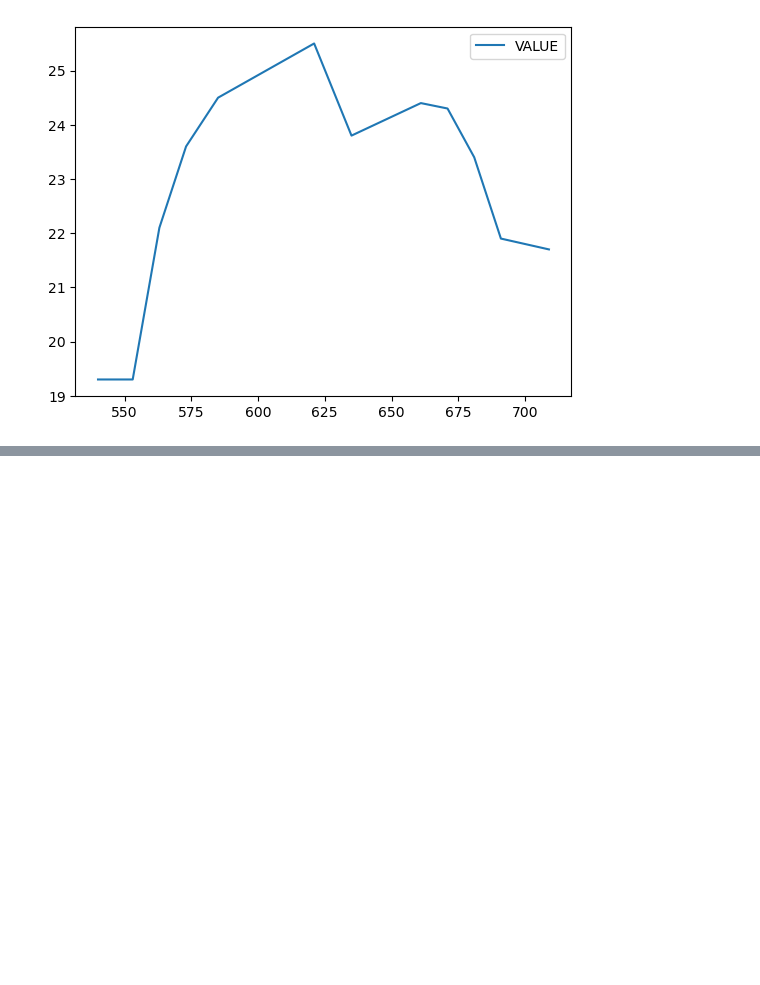
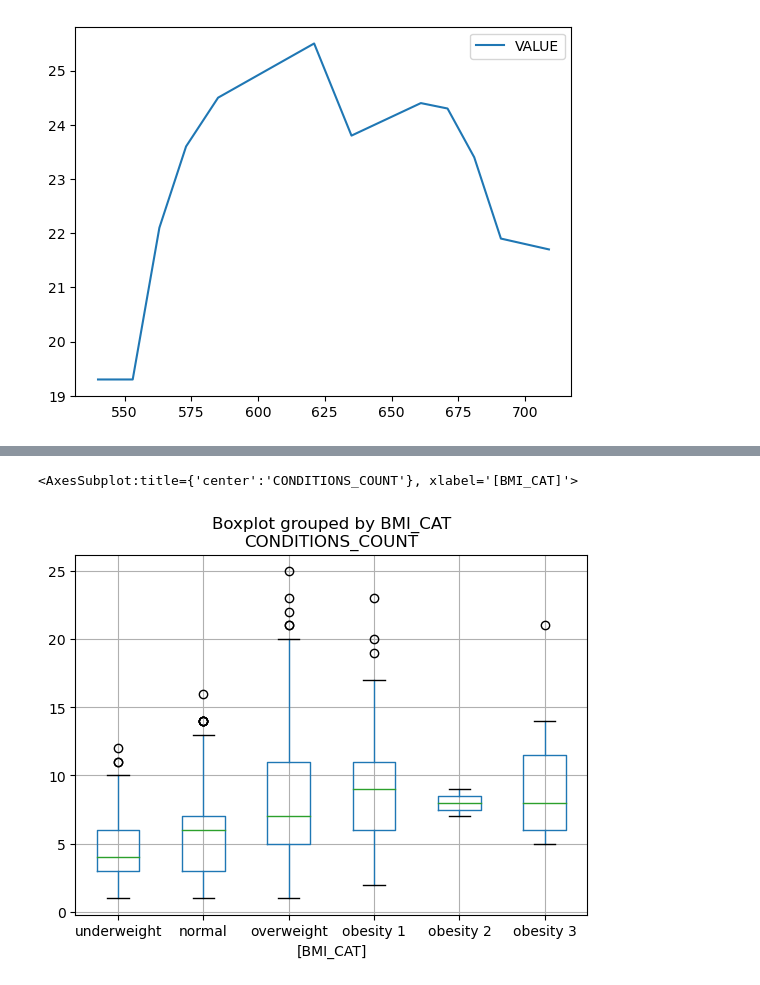
Before and after one commit to bsenst/dtc-de-2023, a Jupyter notebook: fhir-synthea-project/notebooks/eda-synthea-obesity.ipynb, the cells around one changed output, grey strips where cells are left out. Drawn from its saved outputs; the diff is of its cells as text; code cells hidden in the pictures; blank space fills up the shorter version.

Commit message:
Kaggle Notebook | eda-synthea-obesity | Version 3

```diff
--- a/fhir-synthea-project/notebooks/eda-synthea-obesity.ipynb
+++ b/fhir-synthea-project/notebooks/eda-synthea-obesity.ipynb
@@ -90,0 +97,8 @@ bmi.PATIENT.nunique()
+# %%
+# continuous variable bmi to categories
+# https://stackoverflow.com/questions/38936854/categorize-data-in-a-column-in-dataframe
+bmi_bin = pd.cut(bmi.groupby(by=["PATIENT"]).mean().VALUE,
+                 bins=[0, 18.5, 25, 30, 35, 40, 100],
+                 include_lowest=True,
+                 labels=['underweight', 'normal', 'overweight', 'obesity 1', 'obesity 2', 'obesity 3'])
+bmi_bin.value_counts()
@@ -90,0 +113,4 @@ bmi.PATIENT.nunique()
+# %%
+# load the conditions dataset
+conditions = pd.read_csv("csv/conditions.csv")
+conditions
@@ -90,0 +148,6 @@ bmi.PATIENT.nunique()
+# %%
+# https://stackoverflow.com/questions/37697195/how-to-merge-two-data-frames-based-on-particular-column-in-pandas-python
+(pd.merge(pd.DataFrame(conditions.PATIENT.value_counts()), pd.DataFrame(bmi_bin), left_index=True, right_index=True)).rename(columns={"PATIENT": "CONDITIONS_COUNT", "VALUE":"BMI_CAT"}).boxplot(by="BMI_CAT")
+# %% [output]
+<AxesSubplot:title={'center':'CONDITIONS_COUNT'}, xlabel='[BMI_CAT]'>
+[figure, added]
```
Also changed, not shown: parts of 12 cells of this notebook.
